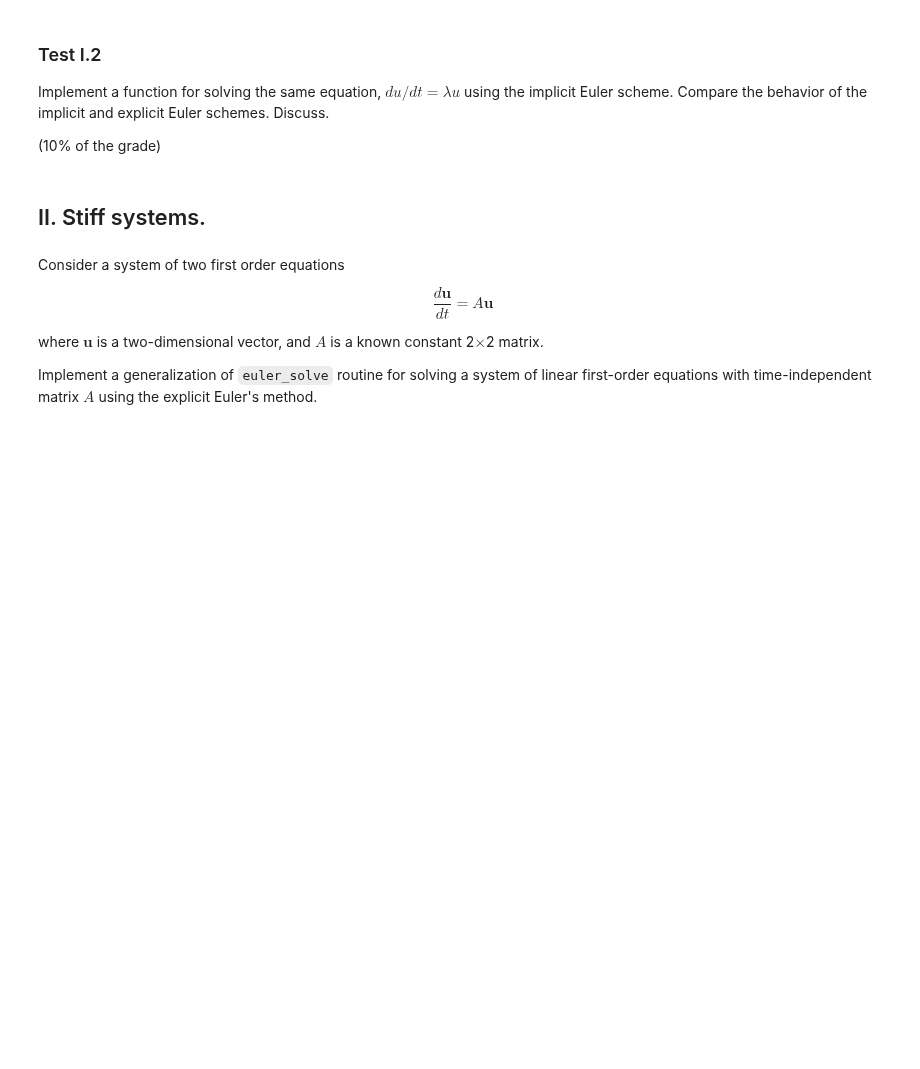
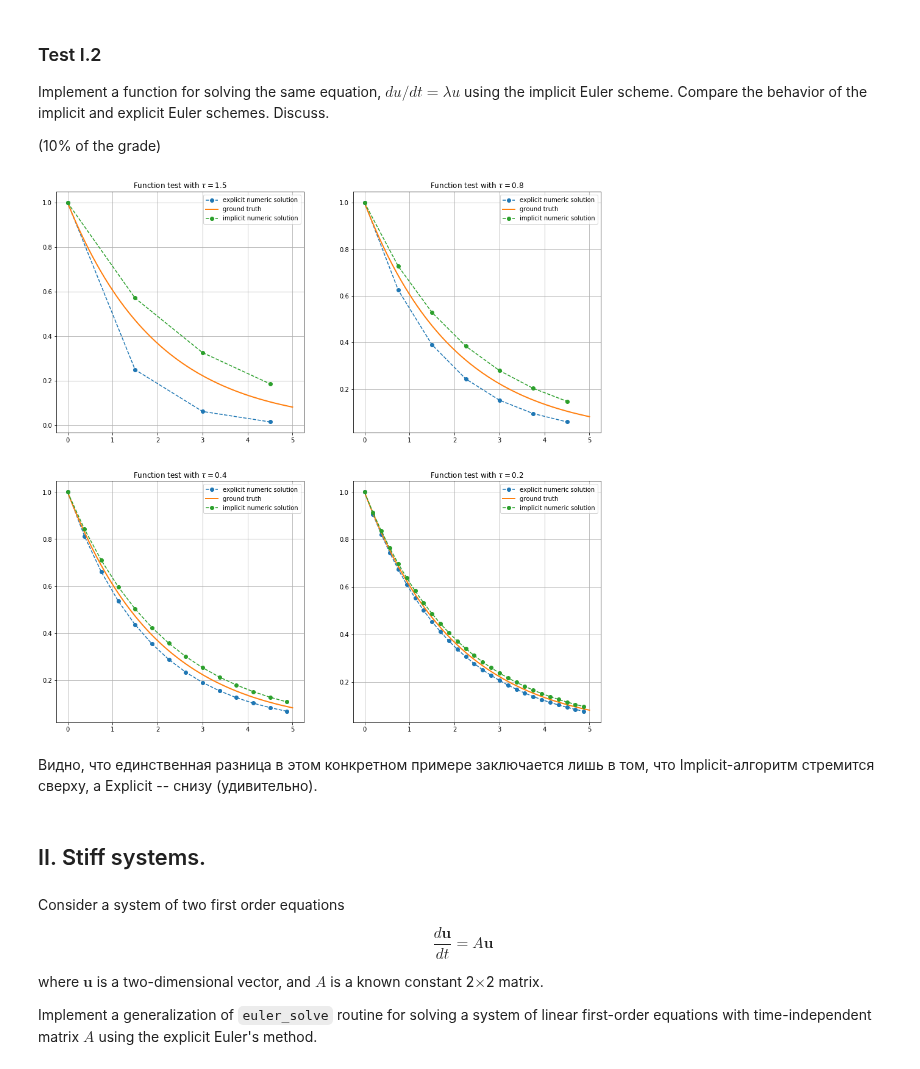
Before and after one commit to ev-br/CP2020, a Jupyter notebook: week_7_IVP_ODE.ipynb, the cells around one changed output. Cells and saved outputs as stored; diff of their text form; code cells hidden in the pictures; blank space fills up the shorter version.

```diff
--- a/week_7_IVP_ODE.ipynb
+++ b/week_7_IVP_ODE.ipynb
@@ -55,3 +69,34 @@ Implement a function for solving the same equation, $du/dt = \lambda u$ using th
+# %%
+def euler_solve_imp(lam, u0, T, dt):
+    """
+    Solve $du/dt = \lambda u$ on $0 < t < T$ with $u(t=0) = u0$ via an explicit Euler method.
+    """
+    num_steps = int(T/dt)
+    tt = np.arange(num_steps+1)*dt
+    y = np.empty(num_steps+1)
+    y[0] = u0
+    for k in range(num_steps):
+        y[k+1] = y[k] /(1 - dt * lam)
+    return tt, y
+# %%
+plt.figure(figsize=(16, 16))
+tau = 3
+for i in range(1, 5):
+    tt, y = euler_solve(lam, u0=1., T=5, dt=tau/(2**i))
+    tt_imp, y_imp = euler_solve_imp(lam, u0=1., T=5, dt=tau/(2**i))
+    x_grid = np.linspace(0, 5, int(1e3))
+    plt.subplot(2, 2, i)
+    plt.title('Function test with $\\tau = {:.1f}$'.format(tau / (2**i)))
+    plt.plot(tt, y, 'o--', label='explicit numeric solution')
+    plt.plot(x_grid, np.exp(lam*x_grid), '-', lw=2, label='ground truth')
+    plt.plot(tt_imp, y_imp, 'o--', label='implicit numeric solution')
+    plt.legend()
+    plt.grid()
+plt.show()
+# %% [output]
+[figure, added]
+# %% [markdown]
+Видно, что единственная разница в этом конкретном примере заключается лишь в том, что Implicit-алгоритм стремится сверху, а Explicit -- снизу (удивительно).
 # %% [markdown]
 ## II. Stiff systems.
 # %% [markdown]
```
Also changed, not shown: parts of 22 cells of this notebook, 3 other files.
